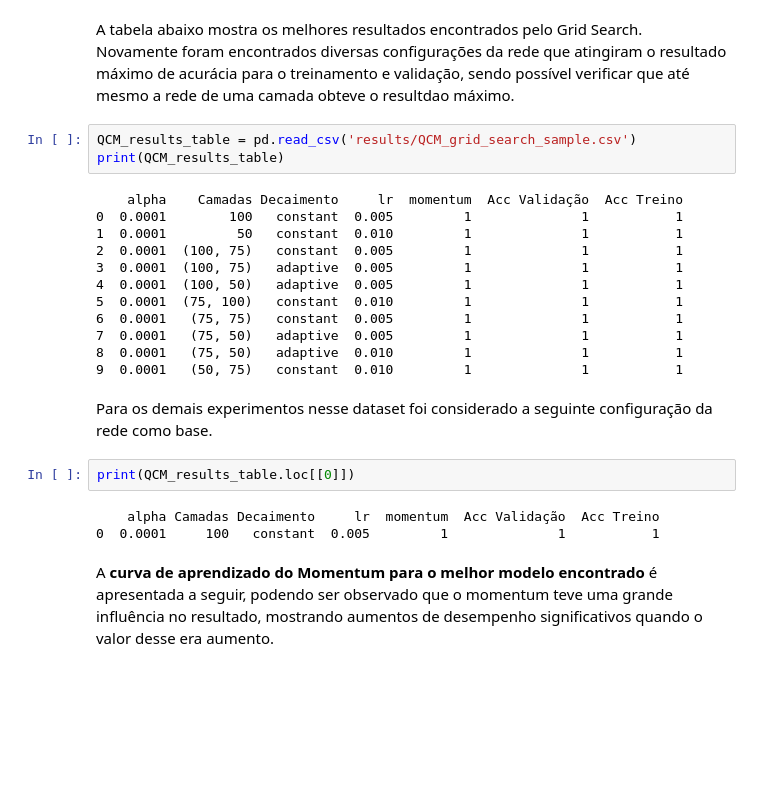
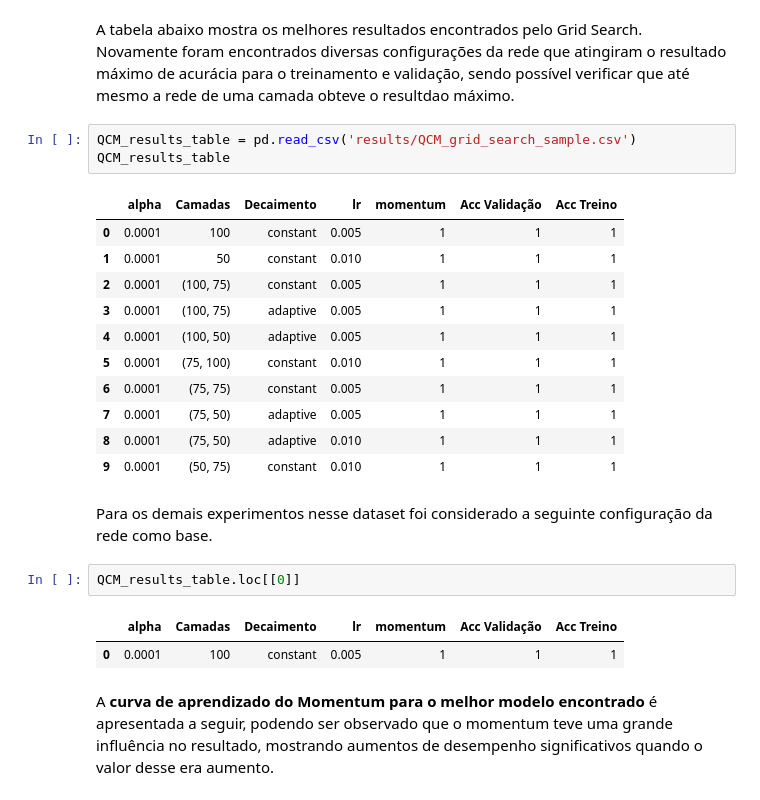
Before and after one commit to felipe-samuel/ExperimentosMLP, a Jupyter notebook: project_01-mlp_experiments.ipynb, the cells around one changed output. Cells and saved outputs as stored; diff of their text form; blank space fills up the shorter version.

```diff
--- a/project_01-mlp_experiments.ipynb
+++ b/project_01-mlp_experiments.ipynb
@@ -371,26 +365,26 @@ export_csv = QCM_results.to_csv(r'results/QCM_grid_search.csv', index = None, he
 A tabela abaixo mostra os melhores resultados encontrados pelo Grid Search. Novamente foram encontrados diversas configurações da rede que atingiram o resultado máximo de acurácia para o treinamento e validação, sendo possível verificar que até mesmo a rede de uma camada obteve o resultdao máximo.
 # %%
 QCM_results_table = pd.read_csv('results/QCM_grid_search_sample.csv')
-print(QCM_results_table)
+QCM_results_table
 # %% [output]
-    alpha    Camadas Decaimento     lr  momentum  Acc Validação  Acc Treino
-0  0.0001        100   constant  0.005         1              1           1
-1  0.0001         50   constant  0.010         1              1           1
-2  0.0001  (100, 75)   constant  0.005         1              1           1
-3  0.0001  (100, 75)   adaptive  0.005         1              1           1
-4  0.0001  (100, 50)   adaptive  0.005         1              1           1
-5  0.0001  (75, 100)   constant  0.010         1              1           1
-6  0.0001   (75, 75)   constant  0.005         1              1           1
-7  0.0001   (75, 50)   adaptive  0.005         1              1           1
-8  0.0001   (75, 50)   adaptive  0.010         1              1           1
-9  0.0001   (50, 75)   constant  0.010         1              1           1
+|  | alpha | Camadas | Decaimento | lr | momentum | Acc Validação | Acc Treino |
+| 0 | 0.0001 | 100 | constant | 0.005 | 1 | 1 | 1 |
+| 1 | 0.0001 | 50 | constant | 0.010 | 1 | 1 | 1 |
+| 2 | 0.0001 | (100, 75) | constant | 0.005 | 1 | 1 | 1 |
+| 3 | 0.0001 | (100, 75) | adaptive | 0.005 | 1 | 1 | 1 |
+| 4 | 0.0001 | (100, 50) | adaptive | 0.005 | 1 | 1 | 1 |
+| 5 | 0.0001 | (75, 100) | constant | 0.010 | 1 | 1 | 1 |
+| 6 | 0.0001 | (75, 75) | constant | 0.005 | 1 | 1 | 1 |
+| 7 | 0.0001 | (75, 50) | adaptive | 0.005 | 1 | 1 | 1 |
+| 8 | 0.0001 | (75, 50) | adaptive | 0.010 | 1 | 1 | 1 |
+| 9 | 0.0001 | (50, 75) | constant | 0.010 | 1 | 1 | 1 |
 # %% [markdown]
 Para os demais experimentos nesse dataset foi considerado a seguinte configuração da rede como base.
 # %%
-print(QCM_results_table.loc[[0]])
+QCM_results_table.loc[[0]]
 # %% [output]
-    alpha Camadas Decaimento     lr  momentum  Acc Validação  Acc Treino
-0  0.0001     100   constant  0.005         1              1           1
+|  | alpha | Camadas | Decaimento | lr | momentum | Acc Validação | Acc Treino |
+| 0 | 0.0001 | 100 | constant | 0.005 | 1 | 1 | 1 |
 # %% [markdown]
 A <b>curva de aprendizado do Momentum para o melhor modelo encontrado</b> é apresentada a seguir, podendo ser observado que o momentum teve uma grande influência no resultado, mostrando aumentos de desempenho significativos quando o valor desse era aumento.
 # %%
```
Also changed, not shown: parts of 4 cells of this notebook, 1 other file.
